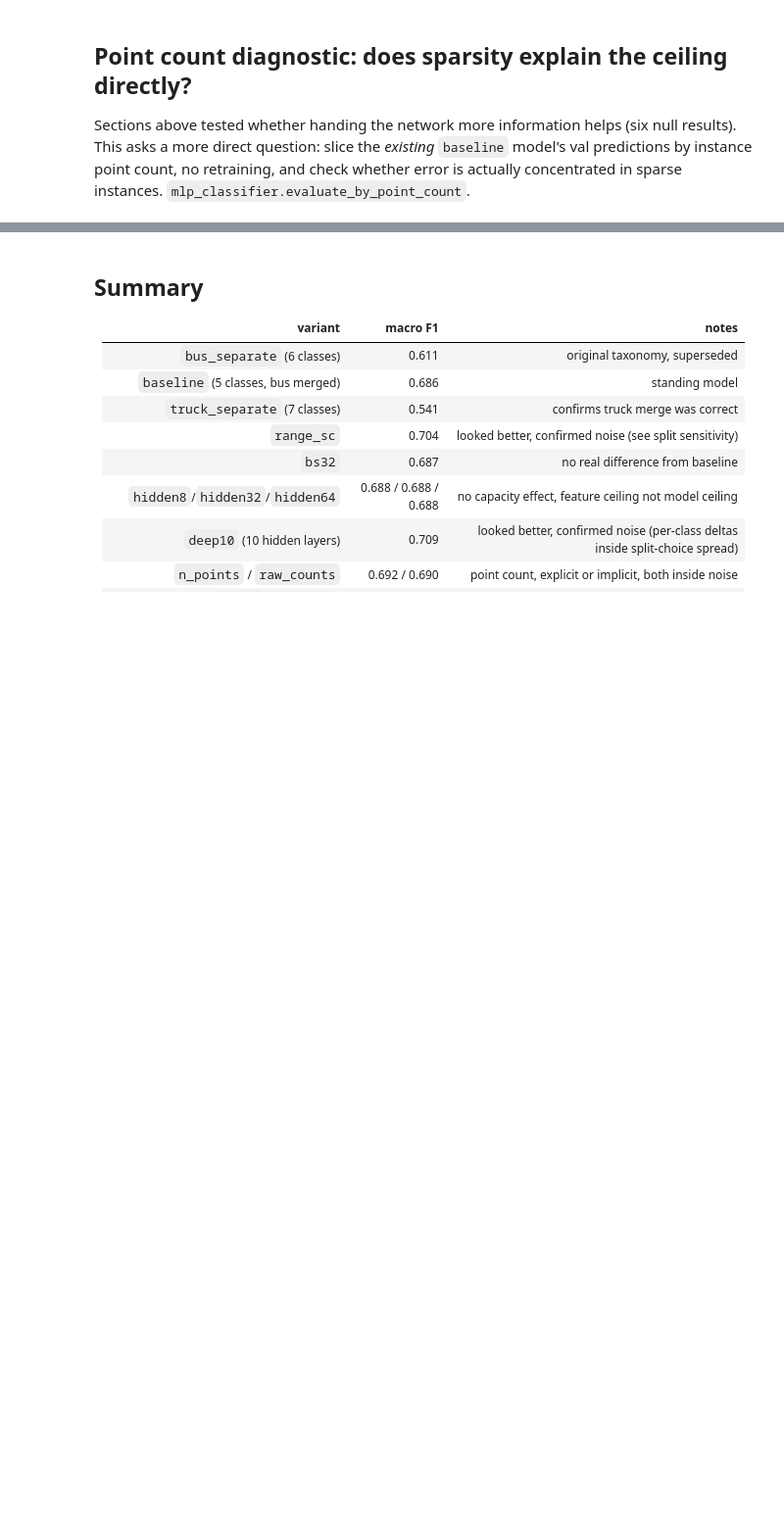
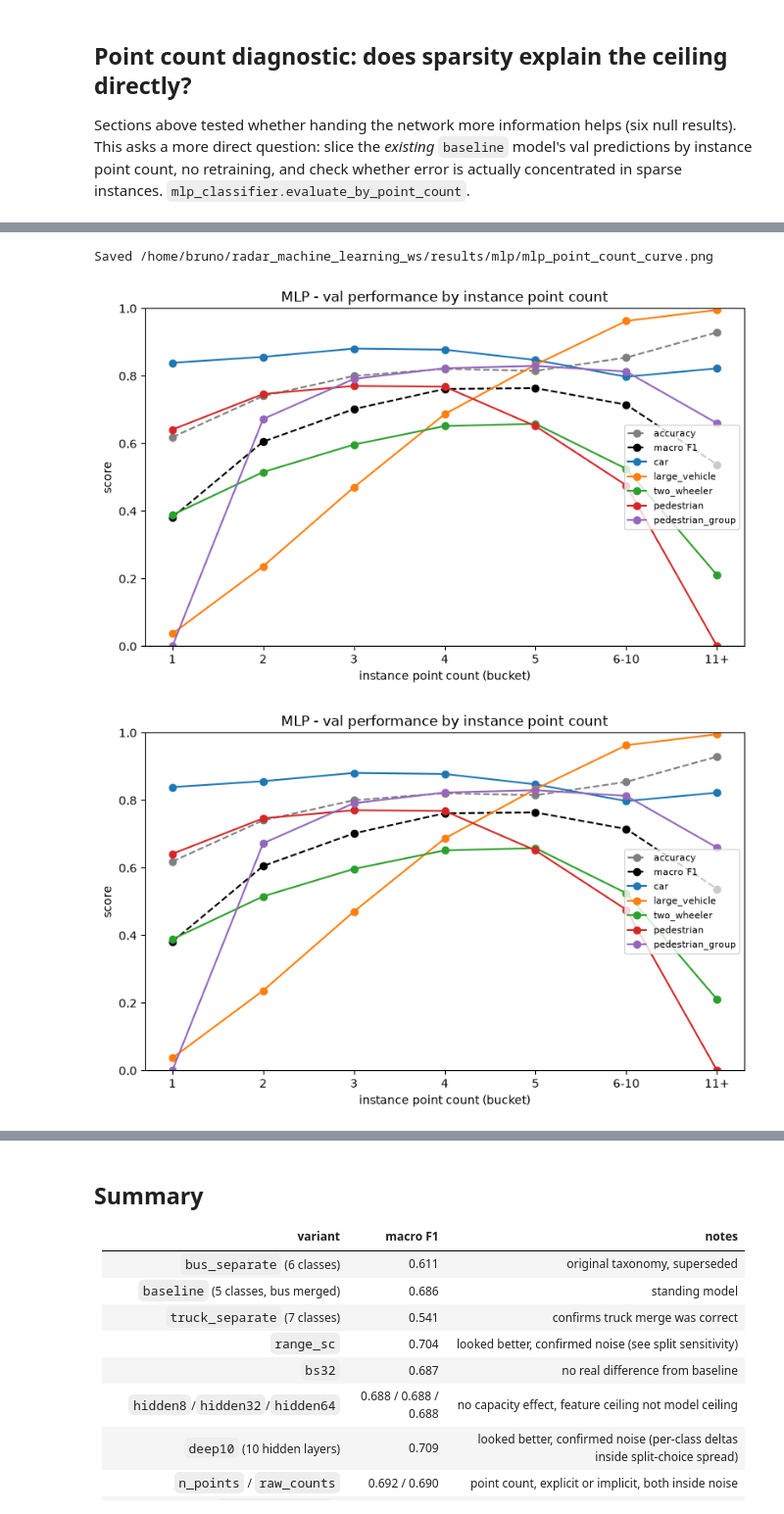
Before and after one commit to brunopinto900/radar-ml-autonomous-driving, a Jupyter notebook: notebooks/mlp_ablations.ipynb, the cells around one changed output, grey strips where cells are left out. Shown at 98% size. Saved outputs shown, nothing was run; the diff lists cells and outputs as text; code cells hidden in the pictures; blank space fills up the shorter version.

```diff
--- a/notebooks/mlp_ablations.ipynb
+++ b/notebooks/mlp_ablations.ipynb
@@ -462,3 +496,10 @@ point_count_summary
+# %%
+# one curve per class, overlaid - easier to read/explain than the table alone
+plot_point_count_curve(point_count_summary)
+# %% [output]
+Saved /home/bruno/radar_machine_learning_ws/results/mlp/mlp_point_count_curve.png
+[figure, added]
+[figure, added]
 # %% [markdown]
 A quarter of val is single-point instances, where the model is barely better than chance in macro-F1 terms (0.381). Macro F1 roughly doubles from 1 to 5 points (0.381 -> 0.764), same trained model throughout.
 
```
Also changed, not shown: parts of 3 cells of this notebook, 2 other files.
